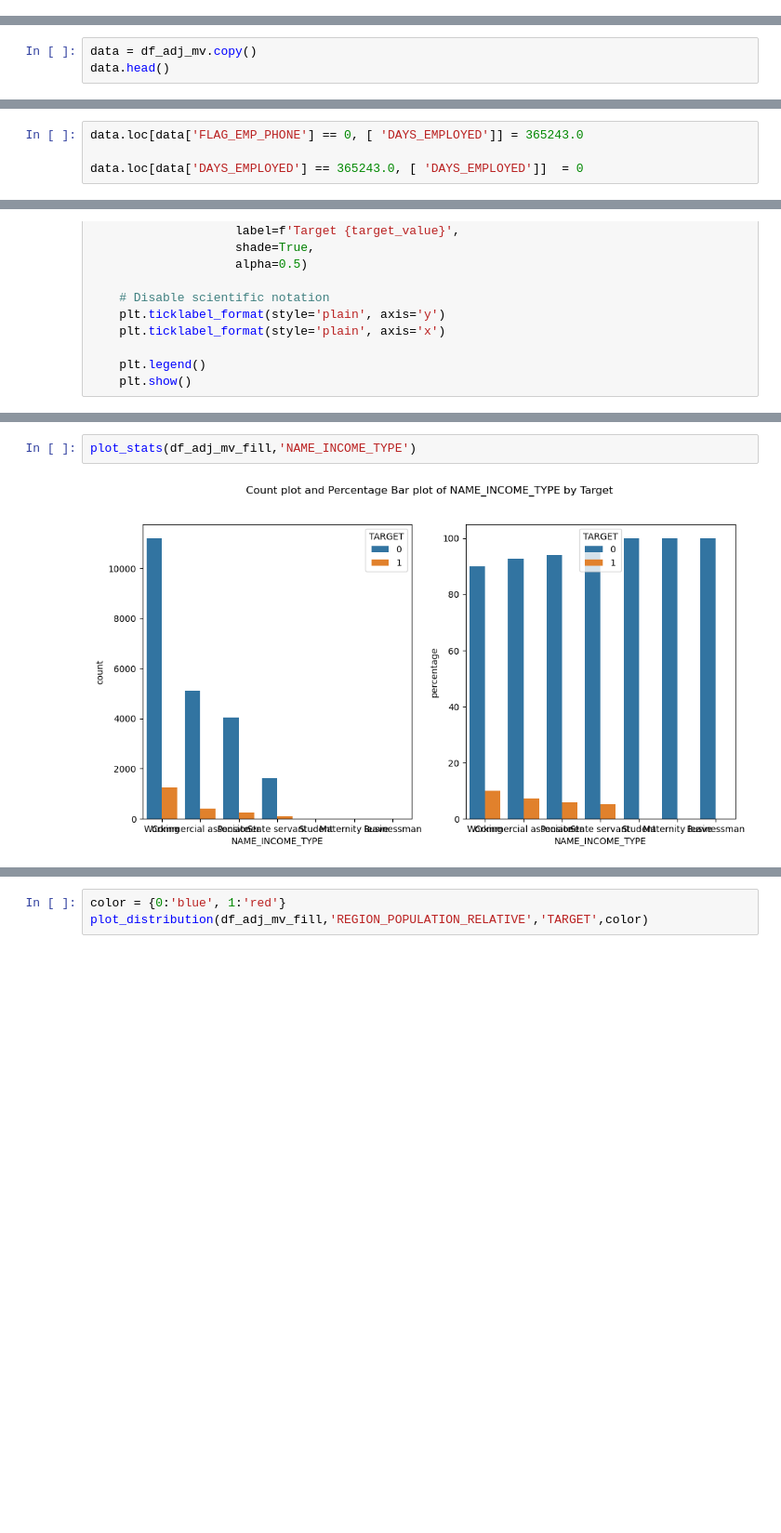
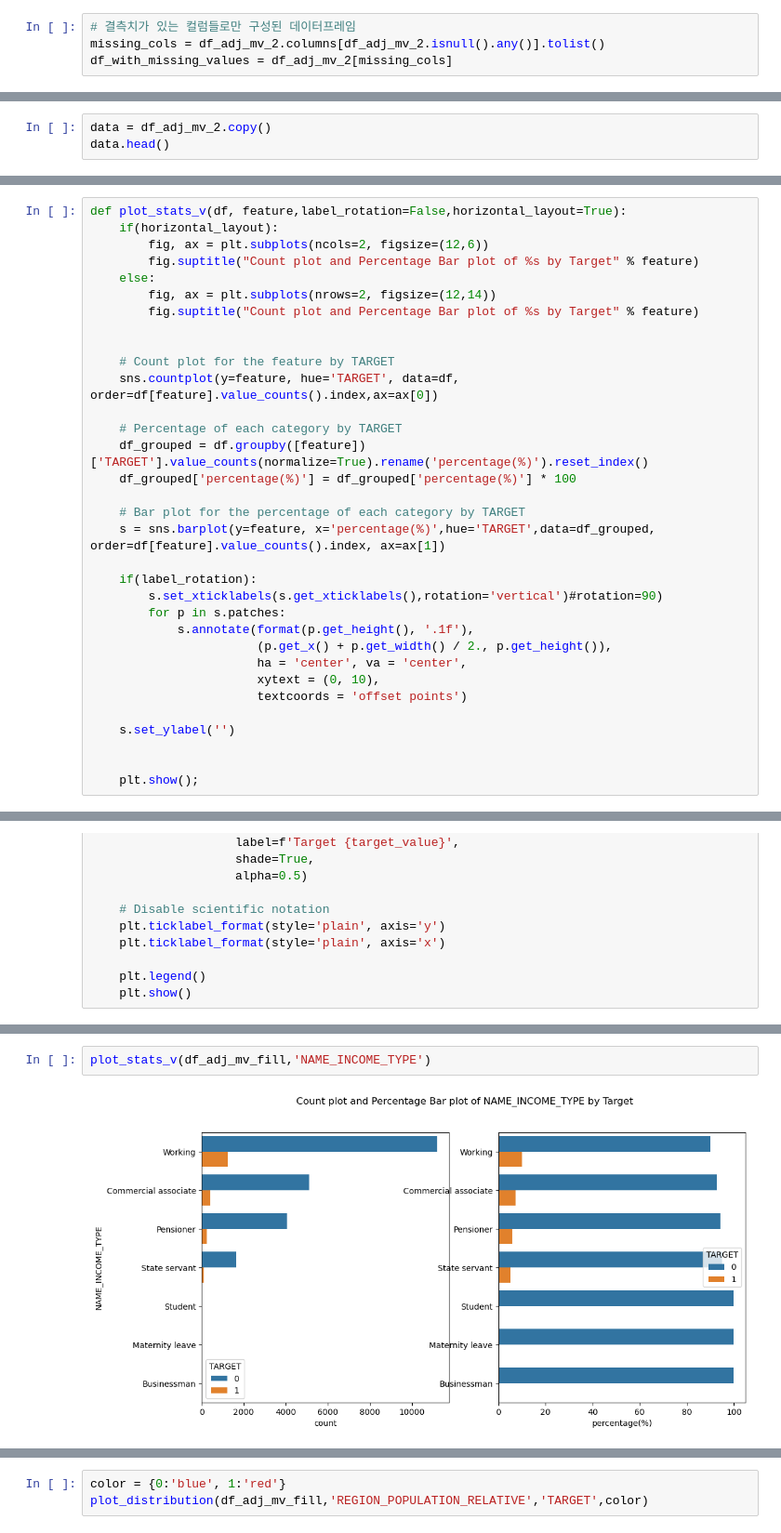
Before and after one commit to yellowlemontea/JB_DS2, a Jupyter notebook: notebook_csl.ipynb, the cells around one changed output, grey strips where cells are left out. Shown at 93% size. Saved outputs shown, nothing was run; the diff lists cells and outputs as text; blank space fills up the shorter version.

```diff
--- a/notebook_csl.ipynb
+++ b/notebook_csl.ipynb
@@ -408,0 +451,4 @@ plot_missing_correlation(df_adj_mv)
+# %%
+# 결측치가 있는 컬럼들로만 구성된 데이터프레임
+missing_cols = df_adj_mv_2.columns[df_adj_mv_2.isnull().any()].tolist()
+df_with_missing_values = df_adj_mv_2[missing_cols]
@@ -507,7 +592,7 @@ df_adj_mv_fill
 # %% [markdown]
 > #### 딥러닝을 적용할 데이터프레임 불러오기
 # %%
-data = df_adj_mv.copy()
+data = df_adj_mv_2.copy()
 data.head()
 # %% [output]
 |  | SK_ID_CURR | NAME_CONTRACT_TYPE | CODE_GENDER | FLAG_OWN_REALTY | CNT_CHILDREN | AMT_INCOME_TOTAL | ... |
@@ -572,4 +618,0 @@ missing_values
-# %%
-data.loc[data['FLAG_EMP_PHONE'] == 0, [ 'DAYS_EMPLOYED']] = 365243.0
-
-data.loc[data['DAYS_EMPLOYED'] == 365243.0, [ 'DAYS_EMPLOYED']]  = 0
@@ -1269,2 +1325,35 @@ def plot_stats(df, feature,label_rotation=False,horizontal_layout=True):
+# %%
+def plot_stats_v(df, feature,label_rotation=False,horizontal_layout=True):
+    if(horizontal_layout):
+        fig, ax = plt.subplots(ncols=2, figsize=(12,6))
+        fig.suptitle("Count plot and Percentage Bar plot of %s by Target" % feature)
+    else:
+        fig, ax = plt.subplots(nrows=2, figsize=(12,14))
+        fig.suptitle("Count plot and Percentage Bar plot of %s by Target" % feature)
+
+
+    # Count plot for the feature by TARGET
+    sns.countplot(y=feature, hue='TARGET', data=df, order=df[feature].value_counts().index,ax=ax[0])
+
+    # Percentage of each category by TARGET
+    df_grouped = df.groupby([feature])['TARGET'].value_counts(normalize=True).rename('percentage(%)').reset_index()
+    df_grouped['percentage(%)'] = df_grouped['percentage(%)'] * 100
+
+    # Bar plot for the percentage of each category by TARGET
+    s = sns.barplot(y=feature, x='percentage(%)',hue='TARGET',data=df_grouped, order=df[feature].value_counts().index, ax=ax[1])
+
+    if(label_rotation):
+        s.set_xticklabels(s.get_xticklabels(),rotation='vertical')#rotation=90)
+        for p in s.patches:
+            s.annotate(format(p.get_height(), '.1f'),
+                       (p.get_x() + p.get_width() / 2., p.get_height()),
+                       ha = 'center', va = 'center',
+                       xytext = (0, 10),
+                       textcoords = 'offset points')
+
+    s.set_ylabel('')
+
+
+    plt.show();
 # %% [markdown]
 > #### Distribution plot 함수
@@ -1330,4 +1453,4 @@ plot_stats(df_adj_mv_fill,'CNT_CHILDREN')
 # %%
-plot_stats(df_adj_mv_fill,'NAME_INCOME_TYPE')
+plot_stats_v(df_adj_mv_fill,'NAME_INCOME_TYPE')
 # %% [output]
-[figure, old version]
+[figure, new version]
```
Also changed, not shown: parts of 77 cells of this notebook.
